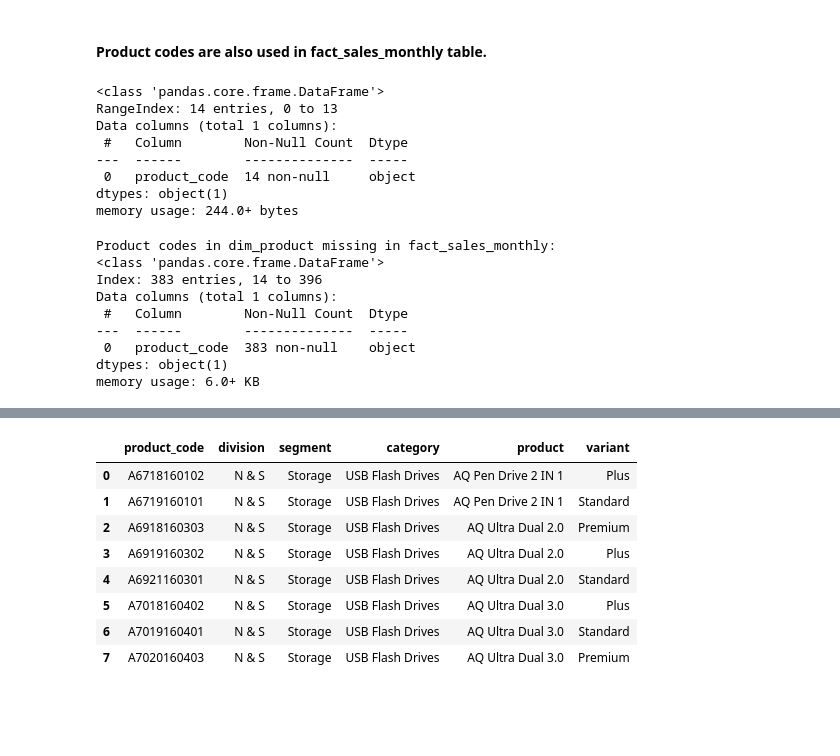
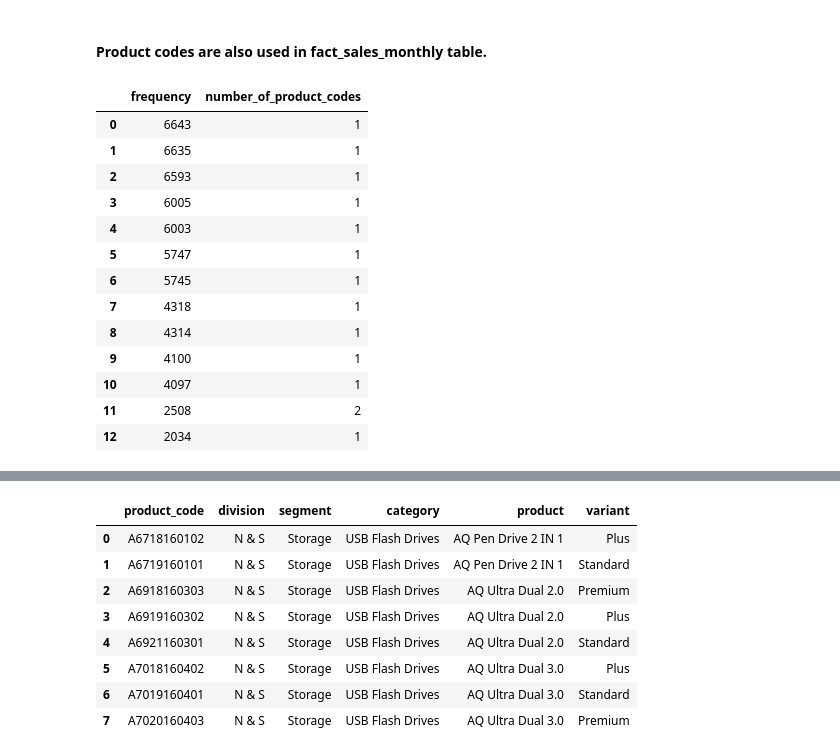
Before and after one commit to CesarChaparro1974/Financial_Analysis_Project, a Jupyter notebook: final_project.ipynb, the cells around one changed output, grey strips where cells are left out. Cells and saved outputs as stored; diff of their text form; code cells hidden in the pictures; blank space fills up the shorter version.

Commit message:
done data preparation and cleaning

```diff
--- a/final_project.ipynb
+++ b/final_project.ipynb
@@ -490,32 +520,3 @@ dtypes: int64(3), object(2)
 memory usage: 2.6+ MB
 # %% [markdown]
 #### Product codes are also used in fact_sales_monthly table.
-# %%
-# query to fetch all unique product codes from fact_sales_monthly
-query = "SELECT DISTINCT product_code FROM fact_sales_monthly"
-fact_sales_monthly_codes = pd.read_sql_query(query, con)
-fact_sales_monthly_codes.info()
-# %% [output]
-<class 'pandas.core.frame.DataFrame'>
-RangeIndex: 14 entries, 0 to 13
-Data columns (total 1 columns):
- #   Column        Non-Null Count  Dtype
----  ------        --------------  -----
- 0   product_code  14 non-null     object
-dtypes: object(1)
-memory usage: 244.0+ bytes
-# %%
-# check for missing product codes
-missing_in_fact_sales_monthly = dim_product_codes[~dim_product_codes['product_code'].isin(fact_sales_monthly_codes['product_code'])]
-print("Product codes in dim_product missing in fact_sales_monthly:")
-missing_in_fact_sales_monthly.info()
-# %% [output]
-Product codes in dim_product missing in fact_sales_monthly:
-<class 'pandas.core.frame.DataFrame'>
-Index: 383 entries, 14 to 396
-Data columns (total 1 columns):
- #   Column        Non-Null Count  Dtype
----  ------        --------------  -----
- 0   product_code  383 non-null    object
-dtypes: object(1)
-memory usage: 6.0+ KB
@@ -532,0 +523,27 @@ missing_codes = [
+# %%
+# to see how many product codes appear exactly once, more than once, etc.
+more_frequent_product_codes = pd.read_sql_query("""SELECT frequency, COUNT(*) AS number_of_product_codes
+FROM (
+    SELECT product_code, COUNT(*) AS frequency
+    FROM fact_sales_monthly
+    GROUP BY product_code
+) AS frequency_table
+GROUP BY frequency
+ORDER BY frequency DESC;
+""", con)
+more_frequent_product_codes
+# %% [output]
+|  | frequency | number_of_product_codes |
+| 0 | 6643 | 1 |
+| 1 | 6635 | 1 |
+| 2 | 6593 | 1 |
+| 3 | 6005 | 1 |
+| 4 | 6003 | 1 |
+| 5 | 5747 | 1 |
+| 6 | 5745 | 1 |
+| 7 | 4318 | 1 |
+| 8 | 4314 | 1 |
+| 9 | 4100 | 1 |
+| 10 | 4097 | 1 |
+| 11 | 2508 | 2 |
+| 12 | 2034 | 1 |
```
Also changed, not shown: parts of 19 cells of this notebook.
